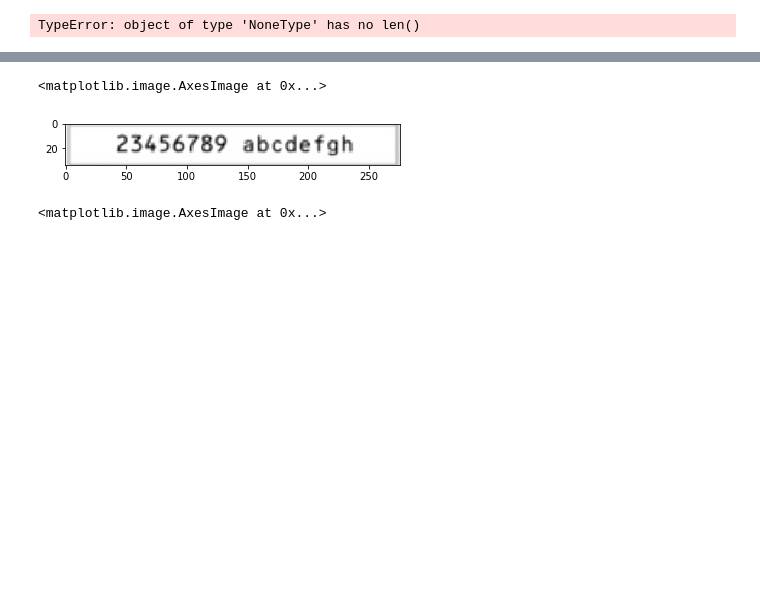
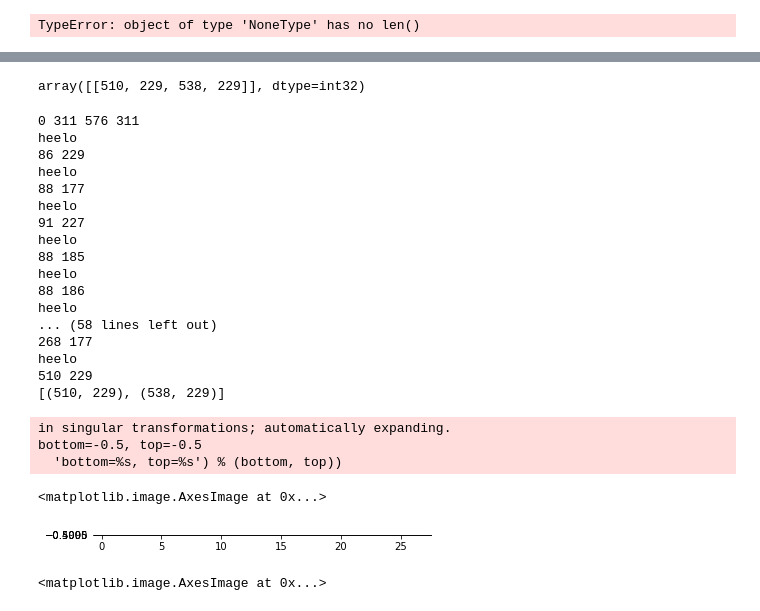
Before and after one commit to barnrang/AKB-cropper, a Jupyter notebook: Cropping.ipynb, the cells around one changed output, grey strips where cells are left out. Saved outputs shown, nothing was run; the diff lists cells and outputs as text; code cells hidden in the pictures; blank space fills up the shorter version.

```diff
--- a/Cropping.ipynb
+++ b/Cropping.ipynb
@@ -33,6 +32,6 @@ plt.imshow(th2, cmap='gray')
 # %%
 th3 = cv2.bitwise_not(th2)
-th3[95:135,100:400] = 0
+# th3[95:135,100:400] = 0
 plt.imshow(th3, cmap='gray')
 # %% [output]
 <matplotlib.image.AxesImage at 0x...>
@@ -62,12 +61,12 @@ plt.imshow(image, cmap='gray')
 <matplotlib.image.AxesImage at 0x...>
 [figure]
 # %%
-kernel = np.ones((4,4),np.uint8)
+kernel = np.ones((2,2),np.uint8)
 horizontalsize = np.int(th3.shape[0]/5.)
 horizontalstructure = cv2.getStructuringElement(cv2.MORPH_RECT, (horizontalsize, 1))
 erode = cv2.erode(th3,horizontalstructure,iterations = 1)
 dilate_h = cv2.dilate(erode, horizontalstructure, iterations = 1)
-#dilate_h = cv2.dilate(dilate_h,kernel,iterations = 1)
+dilate_h = cv2.dilate(dilate_h,kernel,iterations = 1)
 plt.imshow(dilate_h, cmap='gray')
 # %% [output]
 <matplotlib.image.AxesImage at 0x...>
@@ -198,0 +193,10 @@ array([0, 2, 3, 1], dtype=int64)
+# %%
+minLineLength = 100
+maxLineGap = 10
+image = cropped_image.copy()
+lines = cv2.HoughLinesP(dilate_h,1,np.pi/180,100,minLineLength,maxLineGap)
+for line in lines:
+    x1,y1,x2,y2 = line[0]
+    cv2.line(image,(x1,y1),(x2,y2),(0,255,0),2)
+
+plt.imshow(image)
@@ -198,0 +206,3 @@ array([0, 2, 3, 1], dtype=int64)
+# %%
+dist = [l2_dist(x) for x in lines]
+np.argsort(dist)
@@ -199,38 +268,82 @@ array([0, 2, 3, 1], dtype=int64)
+# %%
+lines[40]
+# %% [output]
+array([[510, 229, 538, 229]], dtype=int32)
 # %%
 def l2_dist(line):
     x1,y1,x2,y2 = line[0]
     return np.sqrt((x1-x2)**2 + (y1-y2)**2)
 
+def on_same_line(line1, line2, threshold = 20):
+    x1,y1,x2,y2 = line1
+    x3,y3,x4,y4 = line2
+    return np.abs(y3 - y1) < threshold
+#     a = (y2-y1)/(x2-x1)
+#     b = (y1 * x2 - y2 * x1)/(x2-x1)
+#     err = np.abs(a * x3 + b - y3) + np.abs(a * x4 + b - y4)
+
 minLineLength = 100
 maxLineGap = 10
-lines = cv2.HoughLinesP(bound_dilate,1,np.pi/180,100,minLineLength,maxLineGap)
+lines = cv2.HoughLinesP(dilate_h,1,np.pi/180,100,minLineLength,maxLineGap)
 image = cropped_image.copy()
 dist = [l2_dist(x) for x in lines]
 line_count = 0
 four_points = []
 
-for idx, line in enumerate(lines[np.flip(np.argsort(dist),0)]):
-    x1,y1,x2,y2 = line[0]
+for idx, line_idx in enumerate(np.flip(np.argsort(dist),0)):
+    now_line = lines[line_idx][0]
+    x1,y1,x2,y2 = now_line
     if idx != 0:
-        if np.abs(x1 - prev_x1) + np.abs(y1-prev_y1) < 10:
+        if on_same_line(now_line, prev_line):
             continue
+        elif np.abs(x1-prev_line[0]) > 20 or np.abs(x2-prev_line[2]) > 20:
+            print('heelo')
+            four_points = [(x1,y1),(x2,y2)]
+            prev_x1, prev_y1 = x1 + 0, y1 + 0
+            print(prev_x1, prev_y1)
+            prev_lenght = dist[line_idx]
+            continue
+        print(x1,y1,x2,y2)
         line_count += 1
     else:
+        print(x1,y1,x2,y2)
         line_count += 1
-    prev_x1, prev_y1 = x1 + 0, y1 + 0
+    prev_lenght = dist[line_idx]
+    prev_line = [x1,y1,x2,y2]
     four_points.extend([(x1,y1),(x2,y2)])
     cv2.line(image,(x1,y1),(x2,y2),(0,255,0),2)
     if line_count == 2:
         break
 
 idx_order = np.argsort([x[0]+x[1] for x in four_points])
 top_left = four_points[idx_order[0]]
 below_right = four_points[idx_order[-1]]
+print(four_points)
 cv2.imwrite('outputs/cropped.jpg',cropped_image[top_left[1]:below_right[1],top_left[0]:below_right[0]])
 plt.imshow(cropped_image[top_left[1]:below_right[1],top_left[0]:below_right[0]], cmap='gray')
 # %% [output]
-<matplotlib.image.AxesImage at 0x...>
+0 311 576 311
+heelo
+86 229
+heelo
+88 177
+heelo
+91 227
+heelo
+88 185
+heelo
+88 186
+heelo
+... (58 lines left out)
+268 177
+heelo
+510 229
+[(510, 229), (538, 229)]
+in singular transformations; automatically expanding.
+bottom=-0.5, top=-0.5
+  'bottom=%s, top=%s') % (bottom, top))
+<matplotlib.image.AxesImage at 0x...>
-[figure, old version]
+[figure, new version]
 # %%
 minLineLength = 100
 maxLineGap = 10
```
Also changed, not shown: parts of 17 cells of this notebook, 5 other files.
